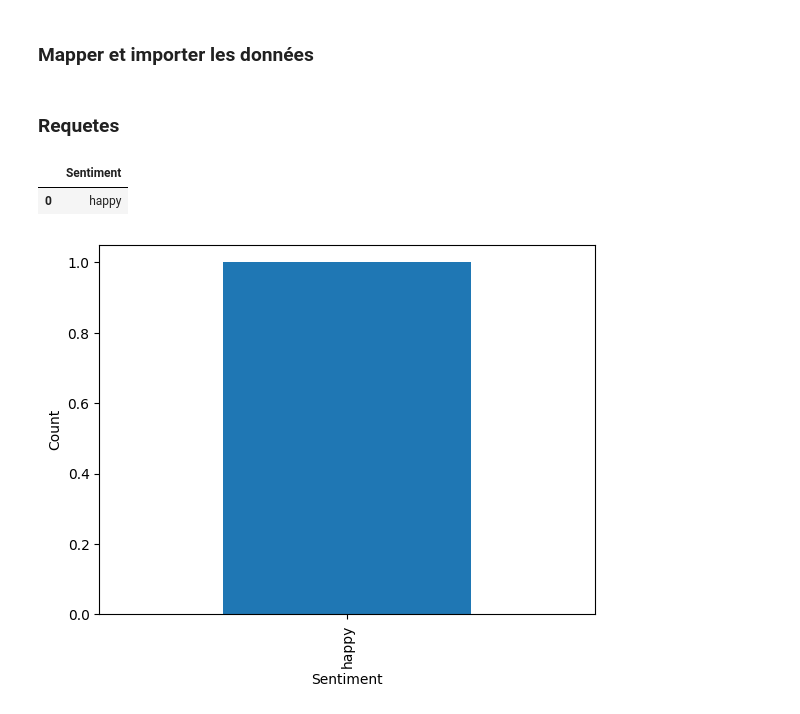
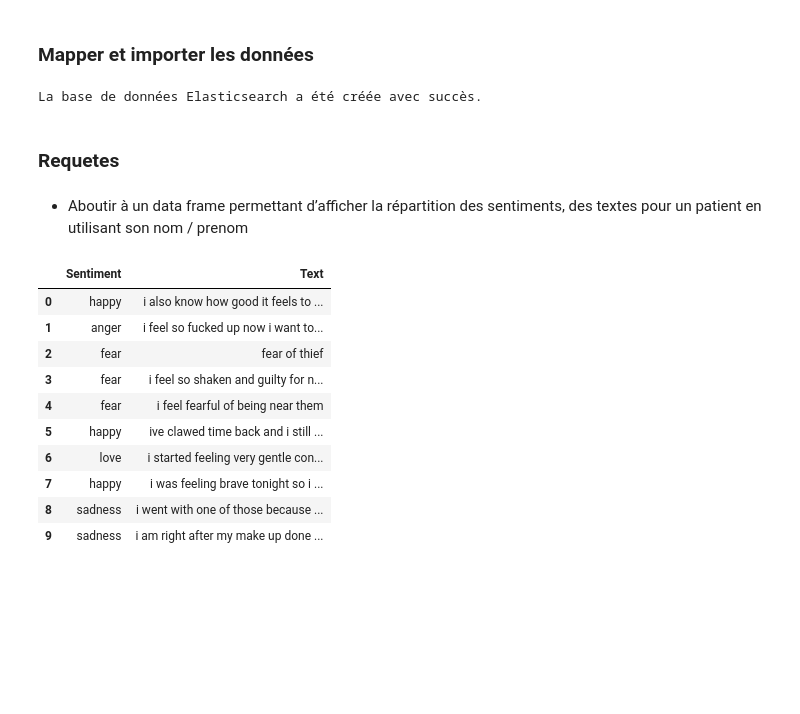
Before and after one commit to ForskyOnly/NLP, a Jupyter notebook: analysis.ipynb, the cells around one changed output. Saved outputs shown, nothing was run; the diff lists cells and outputs as text; code cells hidden in the pictures; blank space fills up the shorter version.

```diff
--- a/analysis.ipynb
+++ b/analysis.ipynb
@@ -250,22 +292,14 @@ Accuracy:  0.89
 # %%
-from datetime import datetime
-from faker import Faker
-from elasticsearch import Elasticsearch
-
-
-model = joblib.load('model_tfidf.joblib')
-fake = Faker()
-es = Elasticsearch(hosts=["http://localhost:9200"])
 
 mapping = {
     "mappings": {
         "properties": {
-            "patient_lastname": {"type": "mot_cle"},
-            "patient_firstname": {"type": "mot_cle"},
+            "patient_lastname": {"type": "keyword"},
+            "patient_firstname": {"type": "keyword"},
             "text": {"type": "text", "analyzer": "standard"},
             "date": {"type": "date"},
             "patient_left": {"type": "boolean"},
-            "emotion": {"type": "mot_cle"},
+            "emotion": {"type": "keyword"},
             "confidence": {"type": "float"}
         }
     }
@@ -275,9 +309,12 @@ es.indices.create(index="notes", body=mapping)
 
 csv_df = pd.read_csv('Emotion_final.csv')
 
+patient_names = []
+for _ in range(200):
+    patient_names.append((fake.last_name(), fake.first_name()))
+
 for i in range(csv_df.shape[0]):
-    patient_lastname = fake.last_name()
-    patient_firstname = fake.first_name()
+    patient_lastname, patient_firstname = patient_names[i % 200]
     text = csv_df['Text'].iloc[i]
     date = fake.date_between(start_date='-1y', end_date='today')
     patient_left = fake.boolean()
@@ -298,5 +335,9 @@ for i in range(csv_df.shape[0]):
     }
 
     es.index(index="notes", body=document)
+
+print("La base de données Elasticsearch a été créée avec succès.")
+# %% [output]
+La base de données Elasticsearch a été créée avec succès.
 # %% [markdown]
 ### Requetes
@@ -317,7 +344,2 @@ df = pd.DataFrame(sentiments, columns=['Sentiment'])
-# %%
-sentiment_counts = df['Sentiment'].value_counts()
-sentiment_counts.plot(kind='bar', xlabel='Sentiment', ylabel='Count')
-# %% [output]
-|  | Sentiment |
-| 0 | happy |
-[figure, removed]
+# %% [markdown]
+- Aboutir à un data frame permettant d’afficher la répartition des sentiments, des textes pour un patient en utilisant son nom / prenom
@@ -323,0 +363,14 @@ sentiment_counts.plot(kind='bar', xlabel='Sentiment', ylabel='Count')
+# %%
+df_penny
+# %% [output]
+|  | Sentiment | Text |
+| 0 | happy | i also know how good it feels to ... |
+| 1 | anger | i feel so fucked up now i want to... |
+| 2 | fear | fear of thief |
+| 3 | fear | i feel so shaken and guilty for n... |
+| 4 | fear | i feel fearful of being near them |
+| 5 | happy | ive clawed time back and i still ... |
+| 6 | love | i started feeling very gentle con... |
+| 7 | happy | i was feeling brave tonight so i ... |
+| 8 | sadness | i went with one of those because ... |
+| 9 | sadness | i am right after my make up done ... |
```
Also changed, not shown: parts of 17 cells of this notebook, 1 other file.
